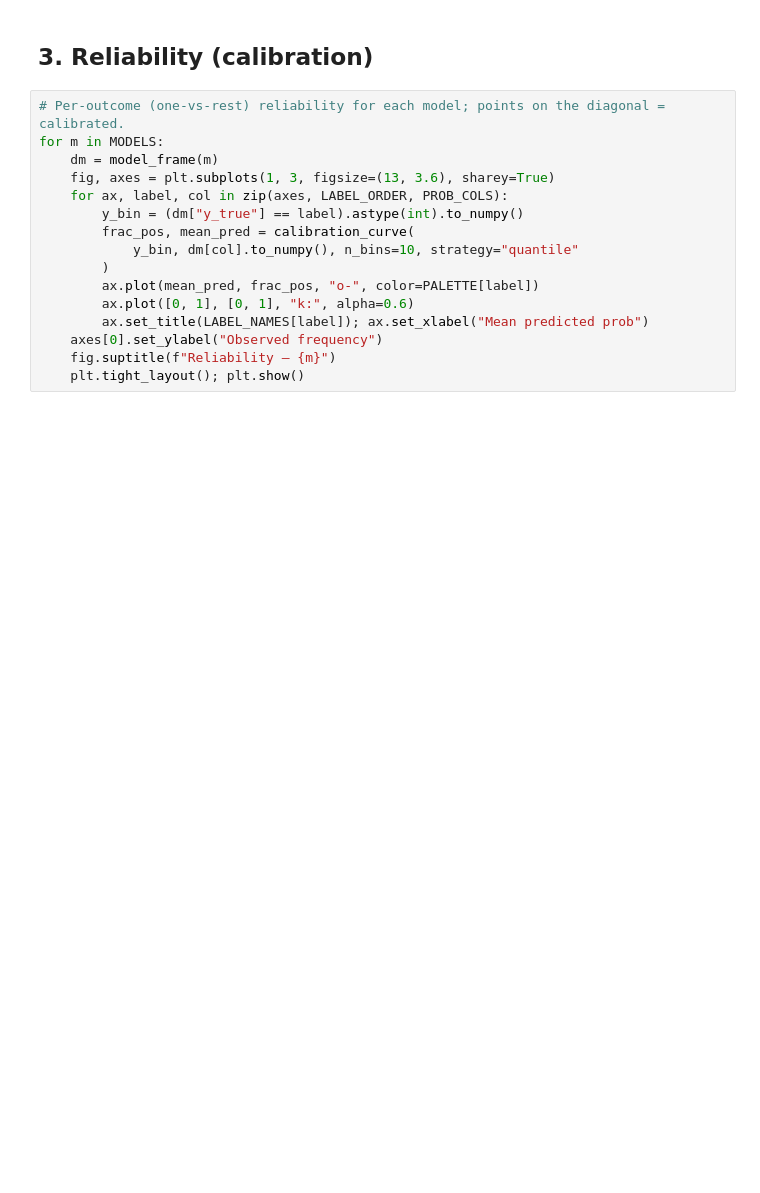
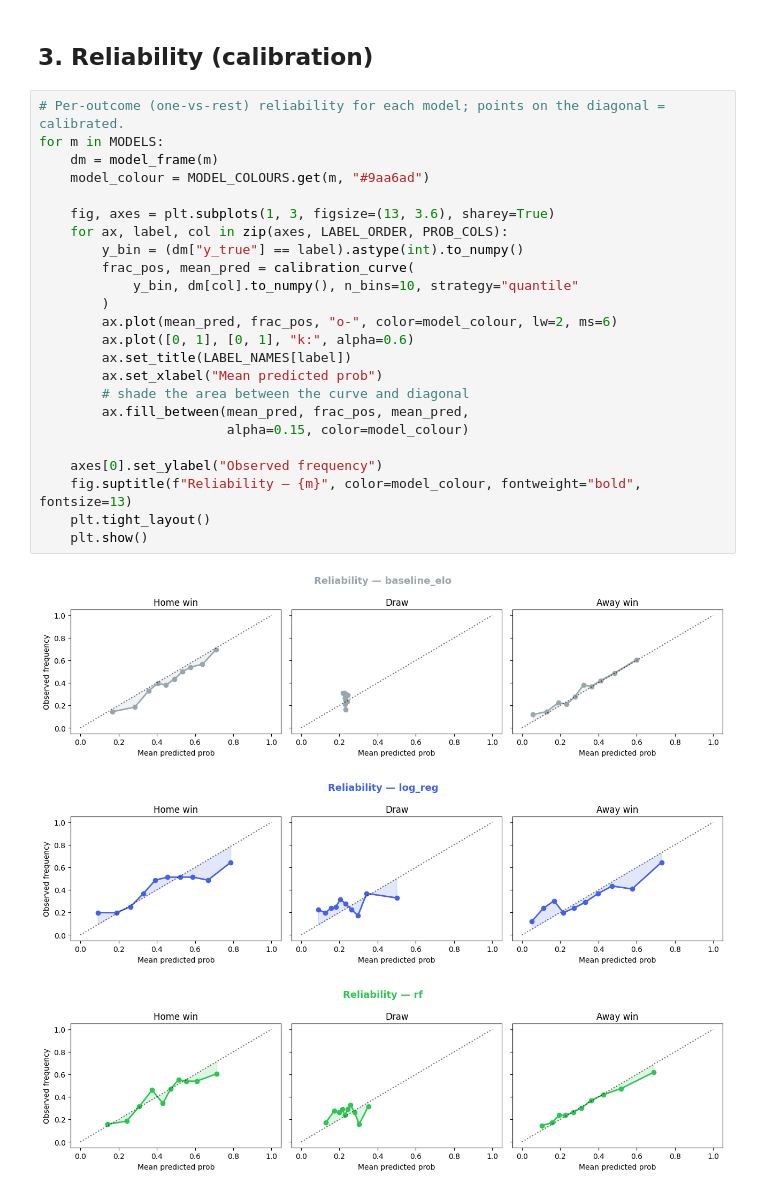
Before and after one commit to RupertGuppy03/MLProject, a Jupyter notebook: notebooks/07_model_comparison.ipynb, the cells around one changed output. Saved outputs shown, nothing was run; the diff lists cells and outputs as text; blank space fills up the shorter version.

```diff
--- a/notebooks/07_model_comparison.ipynb
+++ b/notebooks/07_model_comparison.ipynb
@@ -128,16 +212,28 @@ for m in MODELS:
 # %%
 # Per-outcome (one-vs-rest) reliability for each model; points on the diagonal = calibrated.
 for m in MODELS:
     dm = model_frame(m)
+    model_colour = MODEL_COLOURS.get(m, "#9aa6ad")
+
     fig, axes = plt.subplots(1, 3, figsize=(13, 3.6), sharey=True)
     for ax, label, col in zip(axes, LABEL_ORDER, PROB_COLS):
         y_bin = (dm["y_true"] == label).astype(int).to_numpy()
         frac_pos, mean_pred = calibration_curve(
             y_bin, dm[col].to_numpy(), n_bins=10, strategy="quantile"
         )
-        ax.plot(mean_pred, frac_pos, "o-", color=PALETTE[label])
+        ax.plot(mean_pred, frac_pos, "o-", color=model_colour, lw=2, ms=6)
         ax.plot([0, 1], [0, 1], "k:", alpha=0.6)
-        ax.set_title(LABEL_NAMES[label]); ax.set_xlabel("Mean predicted prob")
+        ax.set_title(LABEL_NAMES[label])
+        ax.set_xlabel("Mean predicted prob")
+        # shade the area between the curve and diagonal
+        ax.fill_between(mean_pred, frac_pos, mean_pred,
+                        alpha=0.15, color=model_colour)
+
     axes[0].set_ylabel("Observed frequency")
-    fig.suptitle(f"Reliability — {m}")
-    plt.tight_layout(); plt.show()
+    fig.suptitle(f"Reliability — {m}", color=model_colour, fontweight="bold", fontsize=13)
+    plt.tight_layout()
+    plt.show()
+# %% [output]
+[figure, added]
+[figure, added]
+[figure, added]
```
Also changed, not shown: parts of 6 cells of this notebook, 4 other files.
